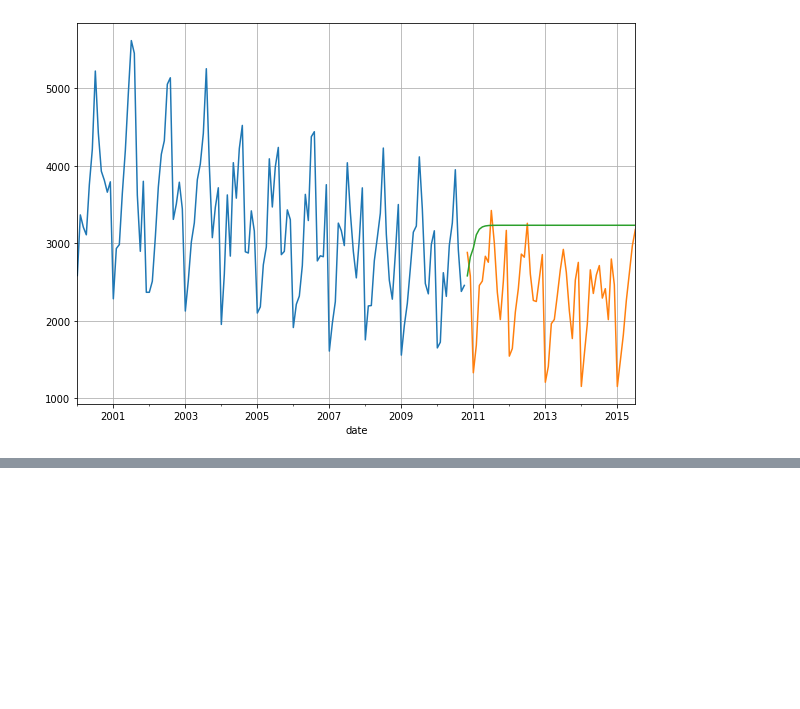
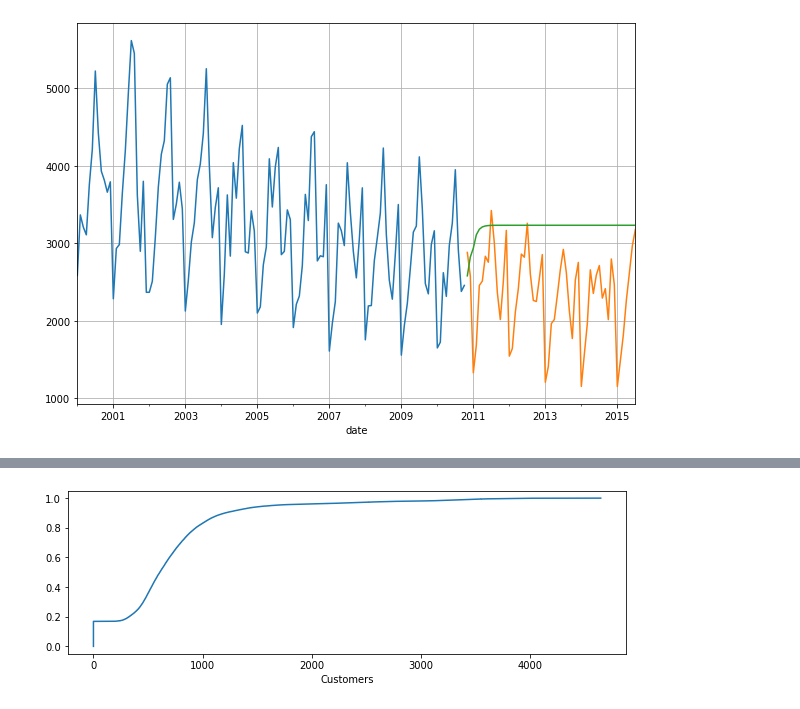
Before and after one commit to rishicarter/Code_dump, a Jupyter notebook: Time_Series_fundamentals.ipynb, the cells around one changed output, grey strips where cells are left out. Saved outputs shown, nothing was run; the diff lists cells and outputs as text; code cells hidden in the pictures; blank space fills up the shorter version.

```diff
--- a/Time_Series_fundamentals.ipynb
+++ b/Time_Series_fundamentals.ipynb
@@ -1450,0 +1556,6 @@ plt.show();
+# %%
+storedf['year']=storedf.index.year
+storedf['month']=storedf.index.month
+storedf['day']=storedf.index.day
+storedf['weekofyear']=storedf.index.weekofyear
+storedf.head()
@@ -1450,0 +1570,7 @@ plt.show();
+# %%
+plt.figure(figsize=(10,3))
+cdf = ECDF(storedf['Customers'])
+plt.plot(cdf.x,cdf.y,label='CDF')
+plt.xlabel('Customers');
+# %% [output]
+[figure, added]
```
Also changed, not shown: parts of 56 cells of this notebook.
